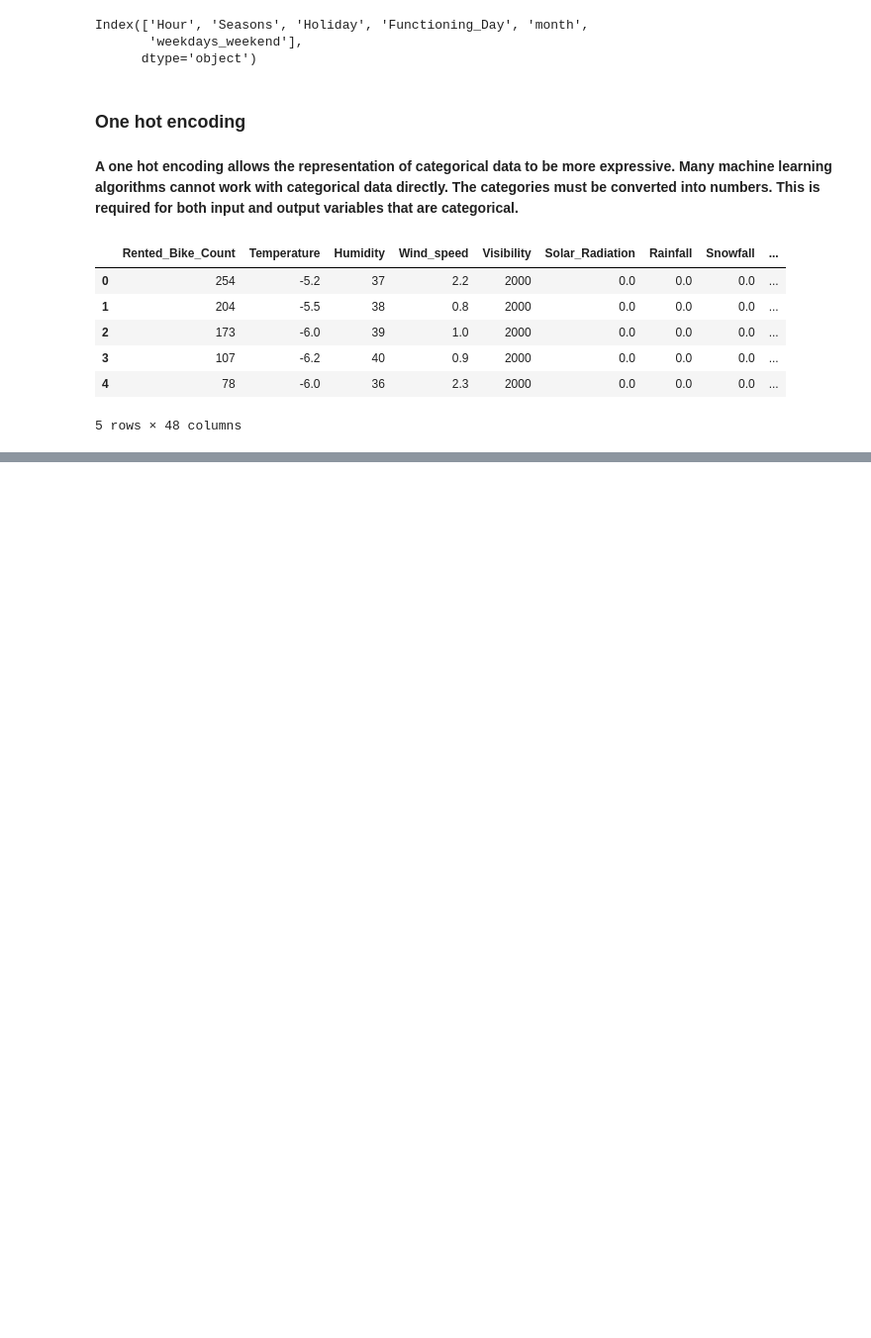
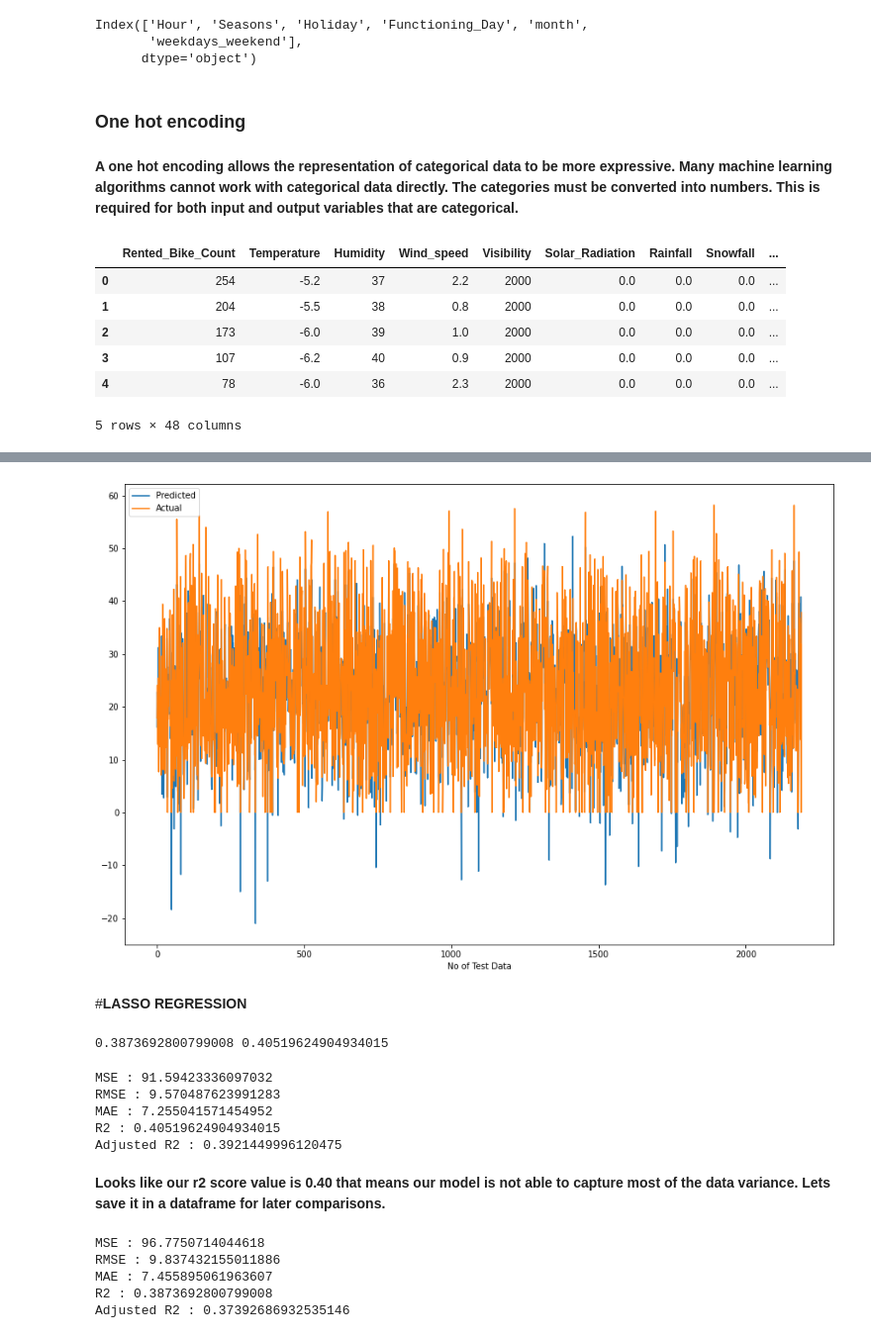
Before and after one commit to jayesh2708/Seoul-Bike-Sharing-Demand-, a Jupyter notebook: Bike_Sharing_Demand_Prediction_Capstone_Project.ipynb, the cells around one changed output, grey strips where cells are left out. Shown at 99% size. Cells and saved outputs as stored; diff of their text form; code cells hidden in the pictures; blank space fills up the shorter version.

```diff
--- a/Bike_Sharing_Demand_Prediction_Capstone_Project.ipynb
+++ b/Bike_Sharing_Demand_Prediction_Capstone_Project.ipynb
@@ -914,0 +1151,22 @@ bike_df_copy.head()
+# %%
+#Plot the figure
+plt.figure(figsize=(15,10))
+plt.plot(y_pred_test)
+plt.plot(np.array(y_test))
+plt.legend(["Predicted","Actual"])
+plt.xlabel('No of Test Data')
+plt.show()
+# %% [output]
+[figure, added]
+# %% [markdown]
+#**LASSO REGRESSION**
+# %%
+# Create an instance of Lasso Regression implementation
+from sklearn.linear_model import Lasso
+lasso = Lasso(alpha=1.0, max_iter=3000)
+# Fit the Lasso model
+lasso.fit(X_train, y_train)
+# Create the model score
+print(lasso.score(X_test, y_test), lasso.score(X_train, y_train))
+# %% [output]
+0.3873692800799008 0.40519624904934015
@@ -914,0 +1177,30 @@ bike_df_copy.head()
+# %%
+from sklearn.metrics import mean_squared_error
+#calculate MSE
+MSE_l= mean_squared_error((y_train), (y_pred_train_lasso))
+print("MSE :",MSE_l)
+
+#calculate RMSE
+RMSE_l=np.sqrt(MSE_l)
+print("RMSE :",RMSE_l)
+
+
+#calculate MAE
+MAE_l= mean_absolute_error(y_train, y_pred_train_lasso)
+print("MAE :",MAE_l)
+
+
+from sklearn.metrics import r2_score
+#calculate r2 and adjusted r2
+r2_l= r2_score(y_train, y_pred_train_lasso)
+print("R2 :",r2_l)
+Adjusted_R2_l = (1-(1-r2_score(y_train, y_pred_train_lasso))*((X_test.shape[0]-1)/(X_test.shape[0]-X_test.shape[1]-1)) )
+print("Adjusted R2 :",1-(1-r2_score(y_train, y_pred_train_lasso))*((X_test.shape[0]-1)/(X_test.shape[0]-X_test.shape[1]-1)) )
+# %% [output]
+MSE : 91.59423336097032
+RMSE : 9.570487623991283
+MAE : 7.255041571454952
+R2 : 0.40519624904934015
+Adjusted R2 : 0.3921449996120475
+# %% [markdown]
+**Looks like our r2 score value is 0.40 that means our model is not able to capture most of the data variance. Lets save it in a dataframe for later comparisons.**
@@ -914,0 +1217,28 @@ bike_df_copy.head()
+# %%
+from sklearn.metrics import mean_squared_error
+#calculate MSE
+MSE_l= mean_squared_error(y_test, y_pred_test_lasso)
+print("MSE :",MSE_l)
+
+#calculate RMSE
+RMSE_l=np.sqrt(MSE_l)
+print("RMSE :",RMSE_l)
+
+
+#calculate MAE
+MAE_l= mean_absolute_error(y_test, y_pred_test_lasso)
+print("MAE :",MAE_l)
+
+
+from sklearn.metrics import r2_score
+#calculate r2 and adjusted r2
+r2_l= r2_score((y_test), (y_pred_test_lasso))
+print("R2 :",r2_l)
+Adjusted_R2_l=(1-(1-r2_score((y_test), (y_pred_test_lasso)))*((X_test.shape[0]-1)/(X_test.shape[0]-X_test.shape[1]-1)) )
+print("Adjusted R2 :",1-(1-r2_score((y_test), (y_pred_test_lasso)))*((X_test.shape[0]-1)/(X_test.shape[0]-X_test.shape[1]-1)) )
+# %% [output]
+MSE : 96.7750714044618
+RMSE : 9.837432155011886
+MAE : 7.455895061963607
+R2 : 0.3873692800799008
+Adjusted R2 : 0.37392686932535146
```
Also changed, not shown: parts of 30 cells of this notebook.
